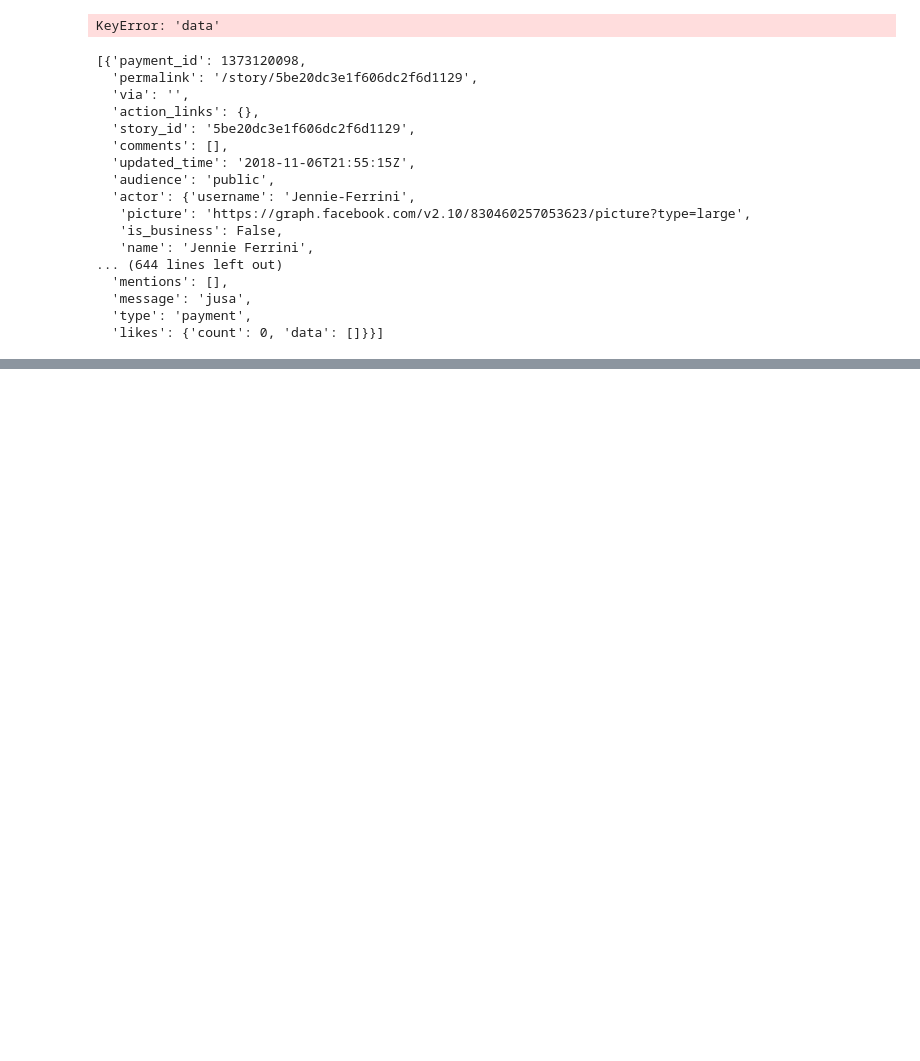
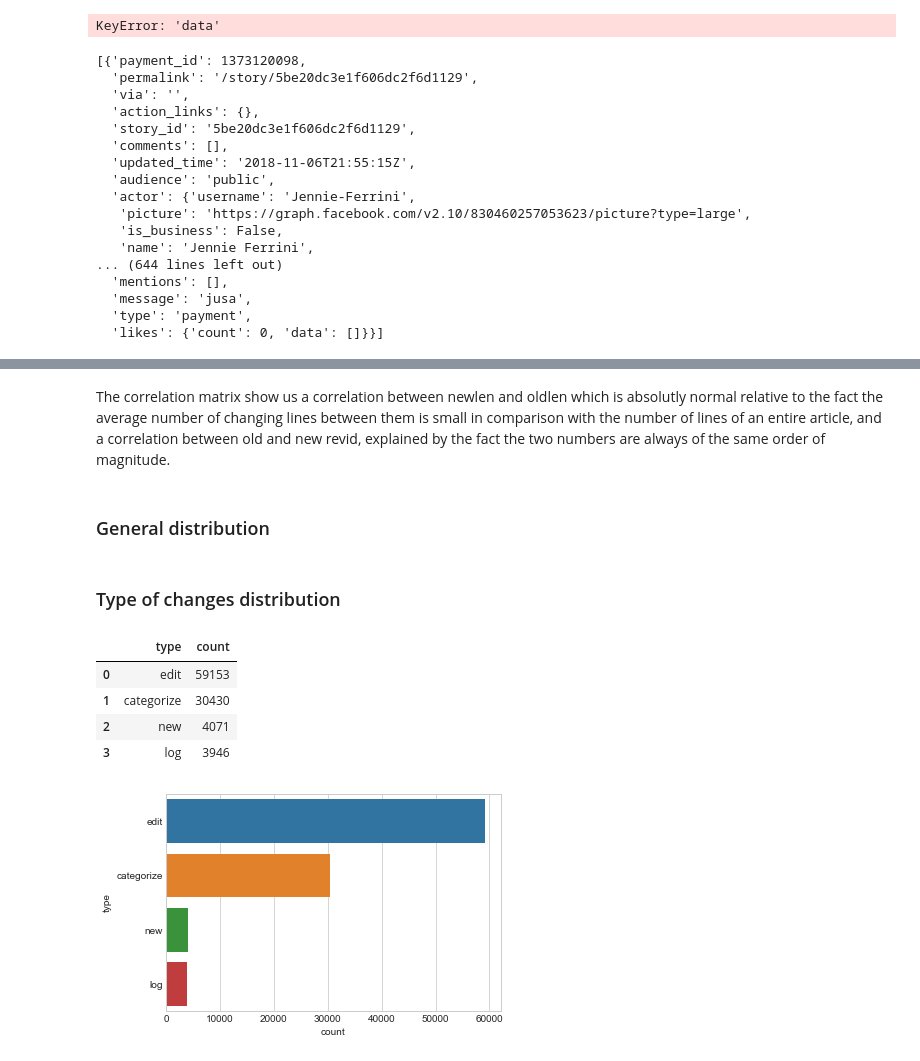
Before and after one commit to epfl-ada-2018/Project, a Jupyter notebook: Milestone_1.ipynb, the cells around one changed output, grey strips where cells are left out. Cells and saved outputs as stored; diff of their text form; code cells hidden in the pictures; blank space fills up the shorter version.

```diff
--- a/Milestone_1.ipynb
+++ b/Milestone_1.ipynb
@@ -206,0 +391,5 @@ data["data"]
+# %%
+#Split dataFrame before and after hour changement
+changementHour = datetime.utcfromtimestamp(1540692000).strftime('%Y-%m-%dT%H:%M:%SZ')
+before_df = df.loc[df['timestamp'] < changementHour]
+after_df = df.loc[df['timestamp'] > changementHour]
@@ -206,0 +406,30 @@ data["data"]
+# %% [markdown]
+The correlation matrix show us a correlation between newlen and oldlen which is absolutly normal relative to the fact the average number of changing lines between them is small in comparison with the number of lines of an entire article, and a correlation between old and new revid, explained by the fact the two numbers are always of the same order of magnitude.
+# %% [markdown]
+### General distribution
+# %% [markdown]
+### Type of changes distribution
+# %%
+#Distribution of changement before the hour chagement
+display_df = before_df.copy()
+display_df.type = display_df.type.map(lambda x: 'edit' if x == 0 else x)
+display_df.type = display_df.type.map(lambda x: 'categorize' if x == 1 else x)
+display_df.type = display_df.type.map(lambda x: 'new' if x == 2 else x)
+display_df.type = display_df.type.map(lambda x: 'log' if x == 3 else x)
+
+before_categories_df = display_df.groupby('type').size()\
+                    .sort_values(ascending=False)\
+                    .to_frame('count')
+
+before_categories_df.reset_index(level=0, inplace=True)
+
+sns.set_style('whitegrid')
+sns.barplot(x='count', y='type', data=before_categories_df)
+before_categories_df
+# %% [output]
+|  | type | count |
+| 0 | edit | 59153 |
+| 1 | categorize | 30430 |
+| 2 | new | 4071 |
+| 3 | log | 3946 |
+[figure, added]
```
Also changed, not shown: parts of 47 cells of this notebook, 2 other files.
